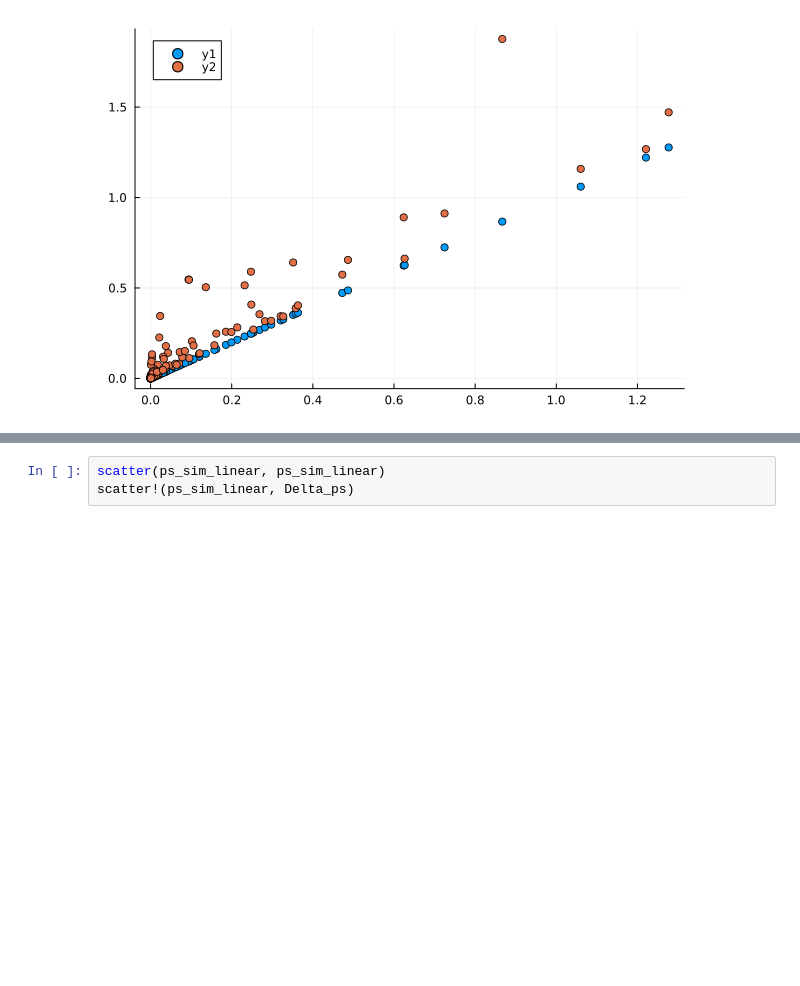
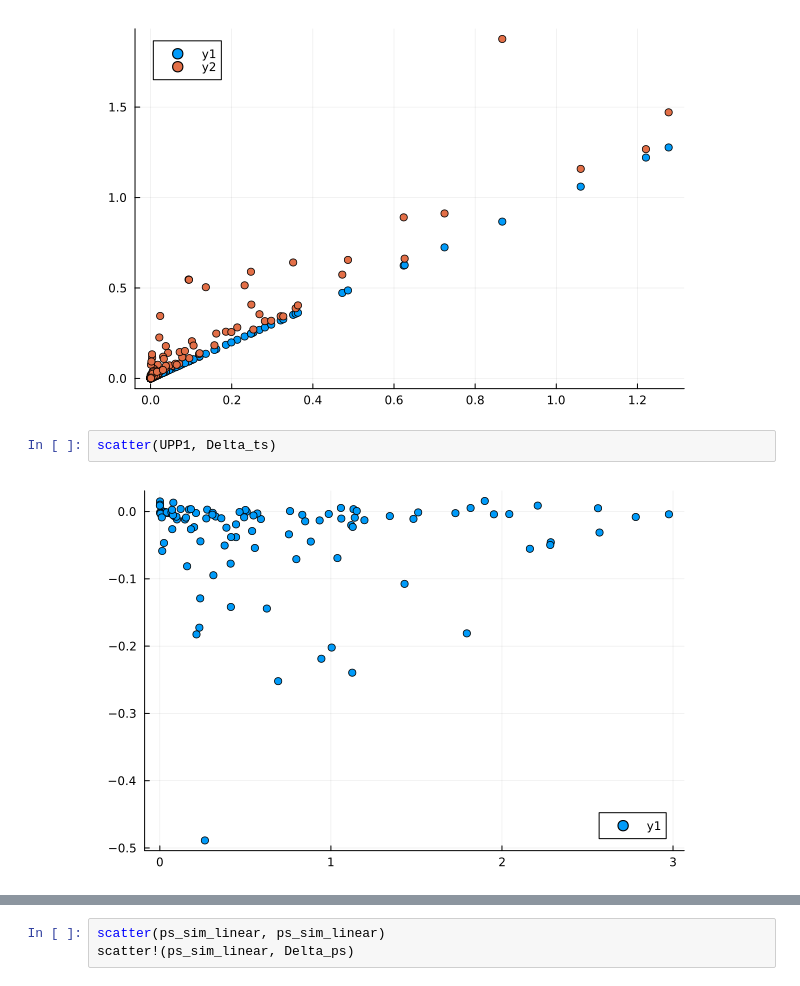
Before and after one commit to Erick-0M/problem-set-io, a Jupyter notebook: code/scripts/pset_io.ipynb, the cells around one changed output, grey strips where cells are left out. Cells and saved outputs as stored; diff of their text form; blank space fills up the shorter version.

```diff
--- a/code/scripts/pset_io.ipynb
+++ b/code/scripts/pset_io.ipynb
@@ -1160,3 +1188,7 @@ scatter(UPP2, UPP2)
 scatter!(UPP2, Delta_P2)
 # %% [output]
 [figure]
+# %%
+scatter(UPP1, Delta_ts)
+# %% [output]
+[figure, added]
```
Also changed, not shown: parts of 6 cells of this notebook, 18 other files.
